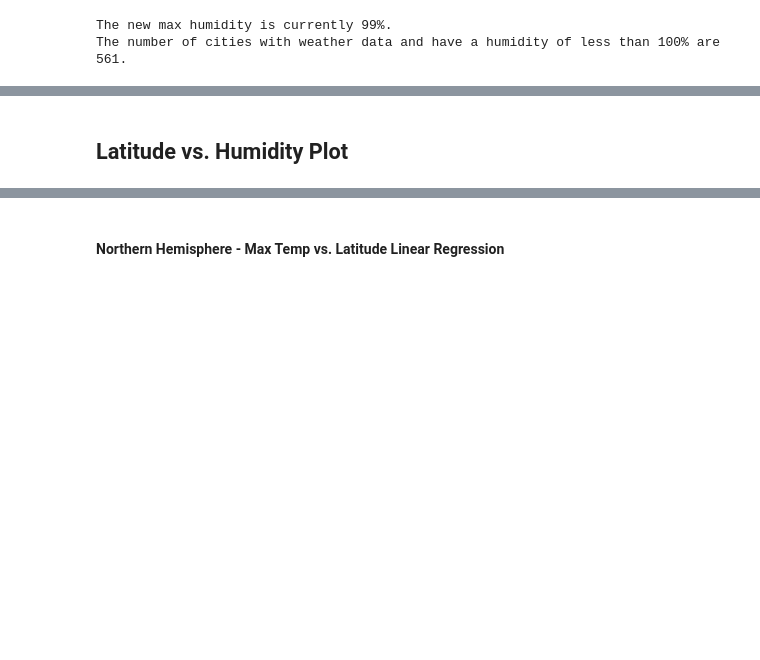
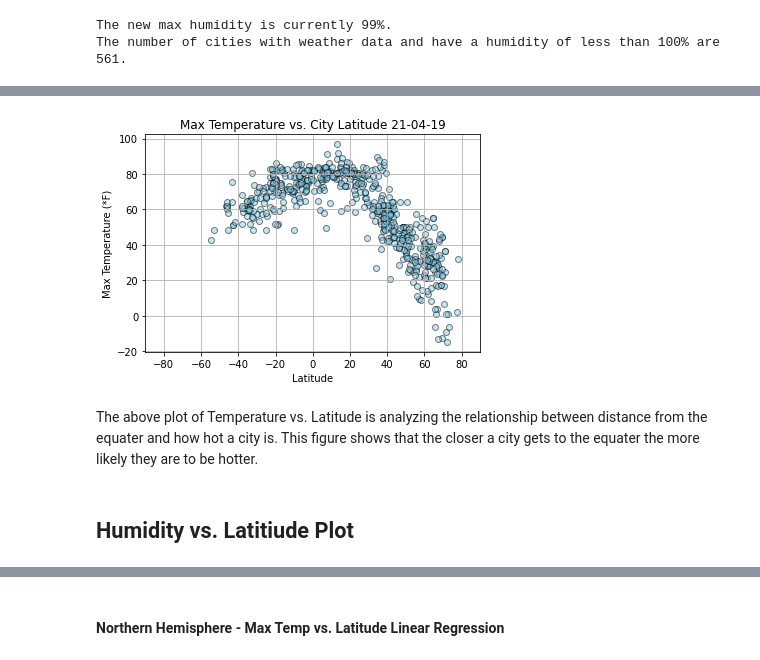
Before and after one commit to madisonfisher/python-api-challenge, a Jupyter notebook: WeatherPy.ipynb, the cells around one changed output, grey strips where cells are left out. Drawn from its saved outputs; the diff is of its cells as text; code cells hidden in the pictures; blank space fills up the shorter version.

Commit message:
generated latitude vs [temperature, humidity, cloudiness, wind speed] graphs

```diff
--- a/WeatherPy.ipynb
+++ b/WeatherPy.ipynb
@@ -169,2 +169,15 @@ The number of cities with weather data and have a humidity of less than 100% are
+# %%
+plt.scatter(clean_city_data["Lat"], clean_city_data["Max Temp"], marker="o", facecolors="skyblue", edgecolors="black", alpha =.5)
+plt.xlim(-90,90)
+plt.title(f"Max Temperature vs. City Latitude {thedate}")
+plt.xlabel("Latitude")
+plt.ylabel("Max Temperature (*F)")
+plt.grid()
+plt.savefig("weather_data/temp_latitude.png")
+plt.show()
+# %% [output]
+[figure, added]
+# %% [markdown]
+The above plot of Temperature vs. Latitude is analyzing the relationship between distance from the equater and how hot a city is. This figure shows that the closer a city gets to the equater the more likely they are to be hotter.
 # %% [markdown]
-## Latitude vs. Humidity Plot
+## Humidity vs. Latitiude Plot
```
Also changed, not shown: parts of 34 cells of this notebook, 4 other files.
